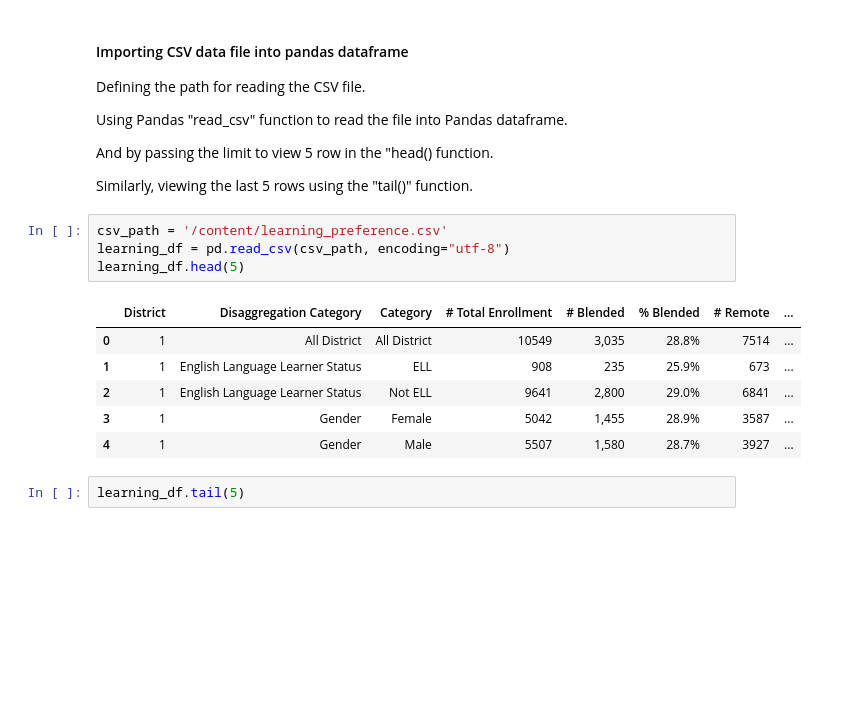
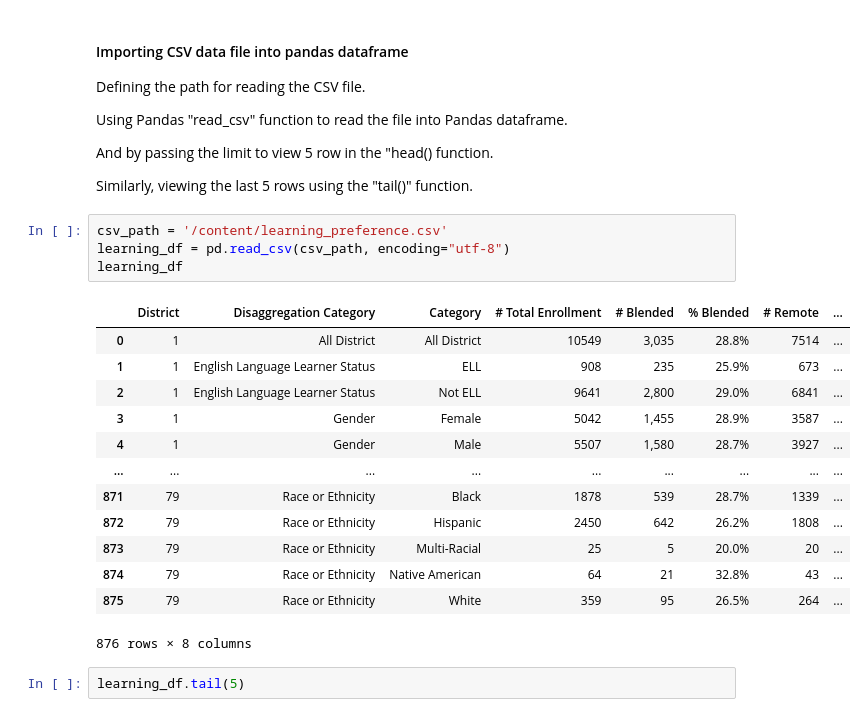
Before and after one commit to uzmabb182/Data602_Assignments, a Jupyter notebook: 08_assignment.ipynb, the cells around one changed output. Saved outputs shown, nothing was run; the diff lists cells and outputs as text; blank space fills up the shorter version.

```diff
--- a/08_assignment.ipynb
+++ b/08_assignment.ipynb
@@ -79,14 +100,21 @@ Similarly, viewing the last 5 rows using the "tail()" function.
 # %%
 csv_path = '/content/learning_preference.csv'
 learning_df = pd.read_csv(csv_path, encoding="utf-8")
-learning_df.head(5)
+learning_df
 # %% [output]
 |  | District | Disaggregation Category | Category | # Total Enrollment | # Blended | % Blended | # Remote | ... |
 | 0 | 1 | All District | All District | 10549 | 3,035 | 28.8% | 7514 | ... |
 | 1 | 1 | English Language Learner Status | ELL | 908 | 235 | 25.9% | 673 | ... |
 | 2 | 1 | English Language Learner Status | Not ELL | 9641 | 2,800 | 29.0% | 6841 | ... |
 | 3 | 1 | Gender | Female | 5042 | 1,455 | 28.9% | 3587 | ... |
 | 4 | 1 | Gender | Male | 5507 | 1,580 | 28.7% | 3927 | ... |
+| ... | ... | ... | ... | ... | ... | ... | ... | ... |
+| 871 | 79 | Race or Ethnicity | Black | 1878 | 539 | 28.7% | 1339 | ... |
+| 872 | 79 | Race or Ethnicity | Hispanic | 2450 | 642 | 26.2% | 1808 | ... |
+| 873 | 79 | Race or Ethnicity | Multi-Racial | 25 | 5 | 20.0% | 20 | ... |
+| 874 | 79 | Race or Ethnicity | Native American | 64 | 21 | 32.8% | 43 | ... |
+| 875 | 79 | Race or Ethnicity | White | 359 | 95 | 26.5% | 264 | ... |
+876 rows × 8 columns
 # %%
 learning_df.tail(5)
 # %% [output]
```
Also changed, not shown: parts of 38 cells of this notebook, 1 other file.
